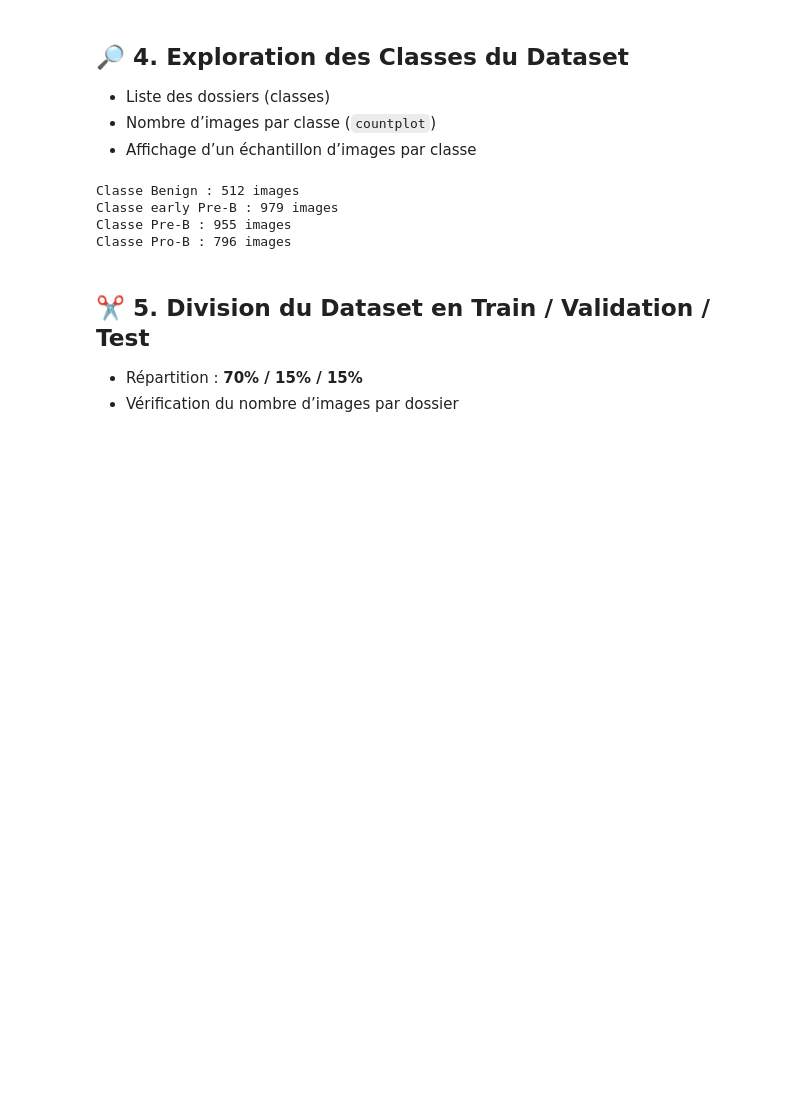
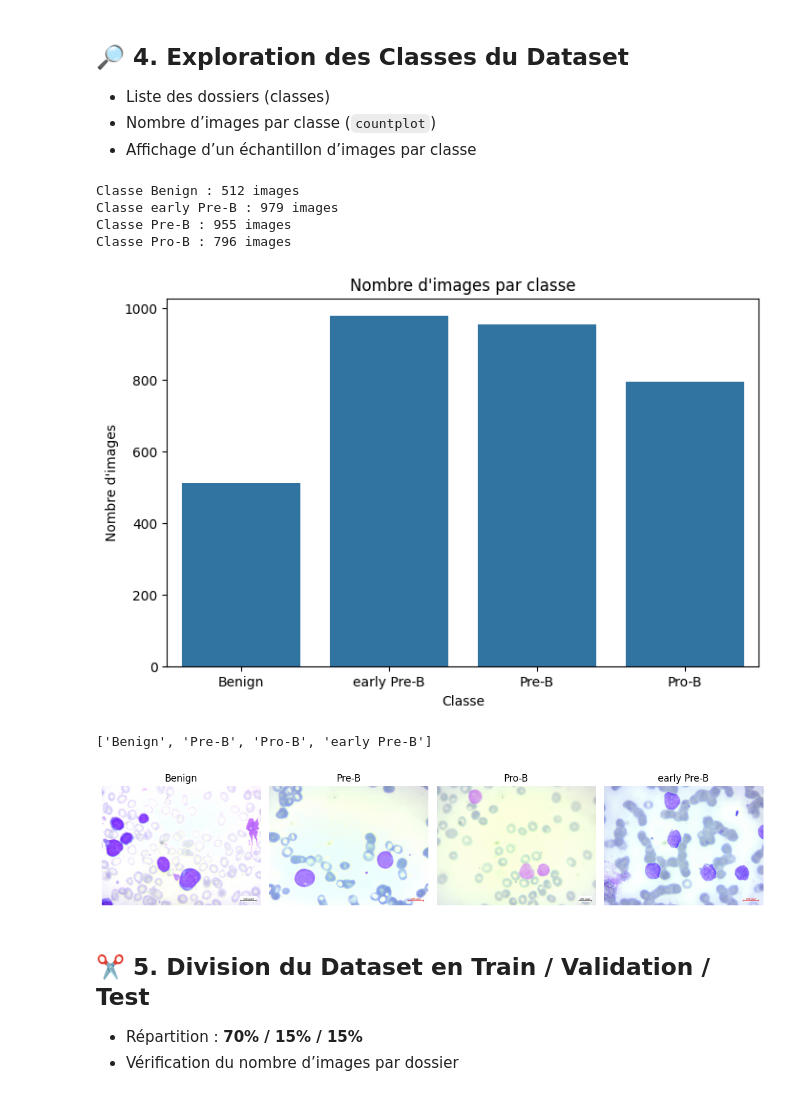
Before and after one commit to elabiad-malika2/Cancers-sanguins-Tumeurs-c-r-brales-via-Transfer-Learning, a Jupyter notebook: Notebooks/1_cnn_classification.ipynb, the cells around one changed output. Drawn from its saved outputs; the diff is of its cells as text; code cells hidden in the pictures; blank space fills up the shorter version.

```diff
--- a/Notebooks/1_cnn_classification.ipynb
+++ b/Notebooks/1_cnn_classification.ipynb
@@ -70,23 +70,56 @@ print(" Suppression terminée.")
 # %%
 # Nbre d'image par classe :
 labels=[]
 images=[]
 for folder in os.listdir(data_dir):
     folder_path=os.path.join(data_dir,folder)
     if os.path.isdir(folder_path):
         count=0
         for file in os.listdir(folder_path):
             if file.lower().endswith(valid_extensions):
                 count+=1
                 images.append(os.path.join(folder_path, file))
                 labels.append(folder)
         print(f"Classe {folder} : {count} images")
 print
+
+# affichage de nombre image par classe countplot
+
+plt.figure(figsize=(8,5))
+sns.countplot(x=labels)
+plt.title("Nombre d'images par classe")
+plt.xlabel("Classe")
+plt.ylabel("Nombre d'images")
+plt.show()
+
+# Afficher les images par classe
+
+classes = sorted(set(labels))
+print(classes)
+
+plt.figure(figsize=(12, 6))
+
+for i, cls in enumerate(classes):
+    # Trouver le premier chemin d'image appartenant à cette classe
+    for img_path, label in zip(images, labels):
+        if label == cls:
+            img = Image.open(img_path)
+            plt.subplot(1, len(classes), i + 1)
+            plt.imshow(img)
+            plt.title(cls)
+            plt.axis("off")
+            break  # on s'arrête après la première image trouvée
+
+plt.tight_layout()
+plt.show()
 # %% [output]
 Classe Benign : 512 images
 Classe early Pre-B : 979 images
 Classe Pre-B : 955 images
 Classe Pro-B : 796 images
+[figure, added]
+['Benign', 'Pre-B', 'Pro-B', 'early Pre-B']
+[figure, added]
 # %% [markdown]
 ## ✂️ 5. Division du Dataset en **Train / Validation / Test**
 - Répartition : **70% / 15% / 15%**
```
Also changed, not shown: parts of 2 cells of this notebook.
